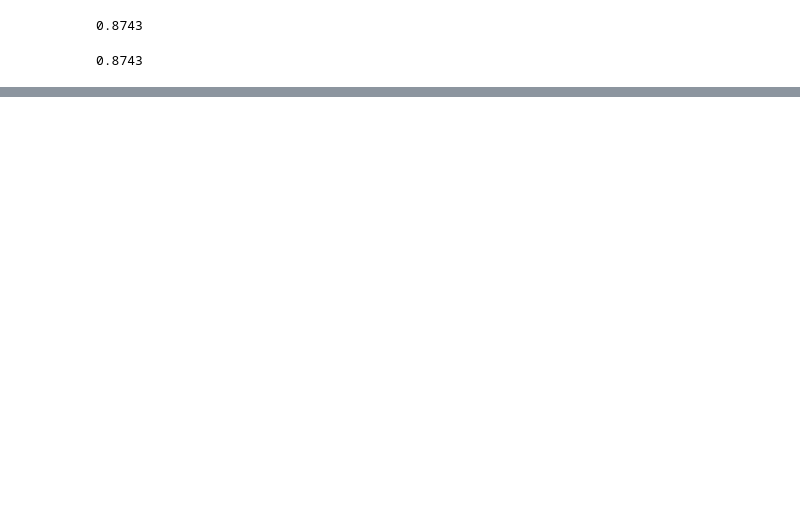
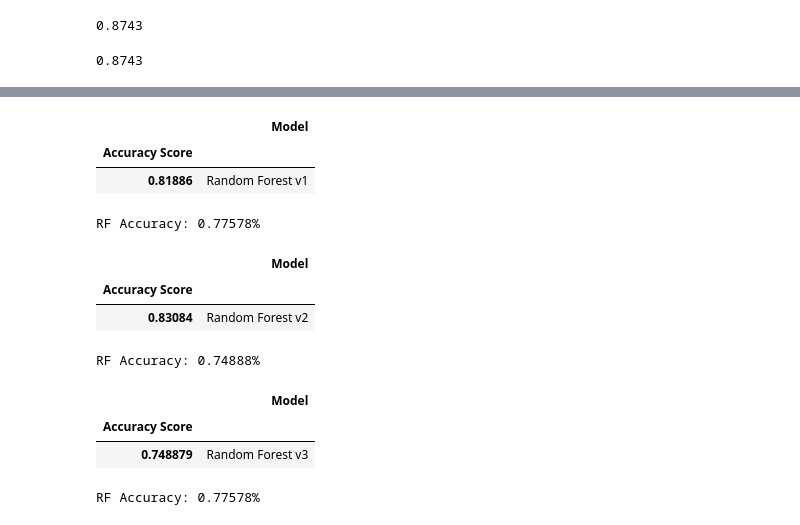
Before and after one commit to juan190199/Kaggle, a Jupyter notebook: Titanic - Machine Learning from Disaster/titanic.ipynb, the cells around one changed output, grey strips where cells are left out. Drawn from its saved outputs; the diff is of its cells as text; code cells hidden in the pictures; blank space fills up the shorter version.

Commit message:
~// RAndom Forest classification new features

```diff
--- a/Titanic - Machine Learning from Disaster/titanic.ipynb
+++ b/Titanic - Machine Learning from Disaster/titanic.ipynb
@@ -508,0 +521,32 @@ submission.to_csv('output/submission.csv', index=False)
+# %%
+train_df = pd.read_csv('data/train.csv')
+test_df = pd.read_csv('data/test.csv')
+y = train_df['Survived']
+
+features = ['PassengerId', 'Pclass', 'Sex', 'SibSp', 'Parch']
+X = pd.get_dummies(train_df[features]).drop(['PassengerId'], axis=1)
+X_test = pd.get_dummies(test_df[features])
+# %%
+X_train, X_validation, y_train, y_validation = train_test_split(X, y, test_size=.25, random_state=101)
+# %%
+random_forest_v1 = RandomForestClassifier(n_estimators=1000, max_depth=3, random_state=101)
+random_forest_v1.fit(X_train, y_train)
+acc_random_forest_v1 = round(random_forest_v1.score(X_train, y_train), 5)
+# %%
+results = pd.DataFrame({
+    'Model': ['Random Forest v1'],
+    'Accuracy Score': [acc_random_forest_v1]
+})
+results_df = results.sort_values(by='Accuracy Score', ascending=False)
+results_df = results_df.set_index('Accuracy Score')
+results_df
+# %% [output]
+|  | Model |
+| Accuracy Score |  |
+| 0.81886 | Random Forest v1 |
+# %%
+y_pred = random_forest_v1.predict(X_validation)
+acc_random_forest_v1 = accuracy_score(y_validation, y_pred)
+print('RF Accuracy: %.5f%%' % (acc_random_forest_v1))
+# %% [output]
+RF Accuracy: 0.77578%
@@ -508,0 +557,18 @@ submission.to_csv('output/submission.csv', index=False)
+# %%
+results = pd.DataFrame({
+    'Model': ['Random Forest v2'],
+    'Accuracy Score': [acc_random_forest_v2]
+})
+results_df = results.sort_values(by='Accuracy Score', ascending=False)
+results_df = results_df.set_index('Accuracy Score')
+results_df
+# %% [output]
+|  | Model |
+| Accuracy Score |  |
+| 0.83084 | Random Forest v2 |
+# %%
+y_pred = random_forest_v2.predict(X_validation)
+acc_random_forest_v2 = accuracy_score(y_validation, y_pred)
+print('RF Accuracy: %.5f%%' % (acc_random_forest_v2))
+# %% [output]
+RF Accuracy: 0.74888%
@@ -508,0 +582,18 @@ submission.to_csv('output/submission.csv', index=False)
+# %%
+results = pd.DataFrame({
+    'Model': ['Random Forest v3'],
+    'Accuracy Score': [acc_random_forest_v2]
+})
+results_df = results.sort_values(by='Accuracy Score', ascending=False)
+results_df = results_df.set_index('Accuracy Score')
+results_df
+# %% [output]
+|  | Model |
+| Accuracy Score |  |
+| 0.748879 | Random Forest v3 |
+# %%
+y_pred = random_forest_v3.predict(X_validation)
+acc_random_forest_v3 = accuracy_score(y_validation, y_pred)
+print('RF Accuracy: %.5f%%' % (acc_random_forest_v3))
+# %% [output]
+RF Accuracy: 0.77578%
```
Also changed, not shown: parts of 9 cells of this notebook.
